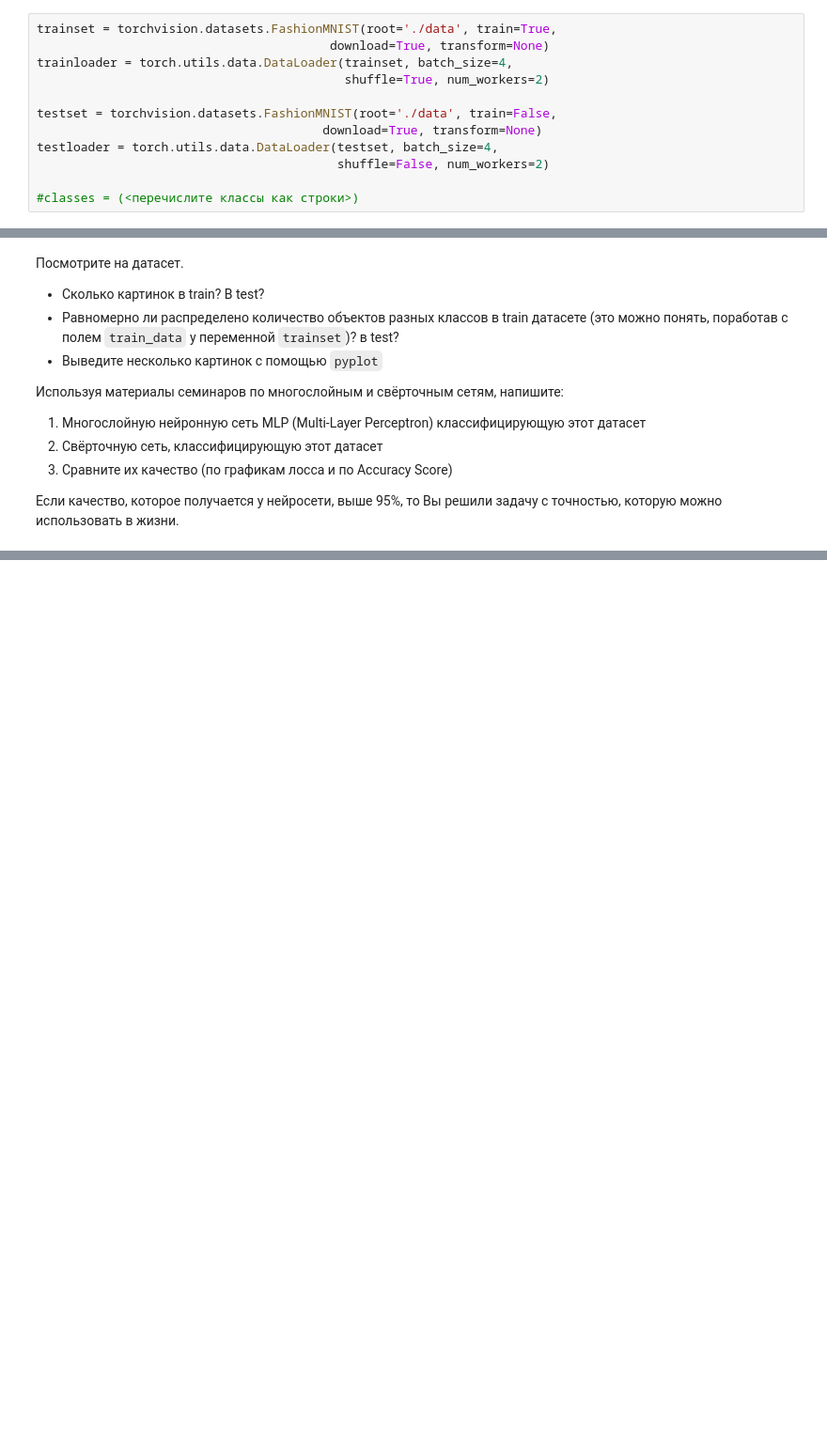
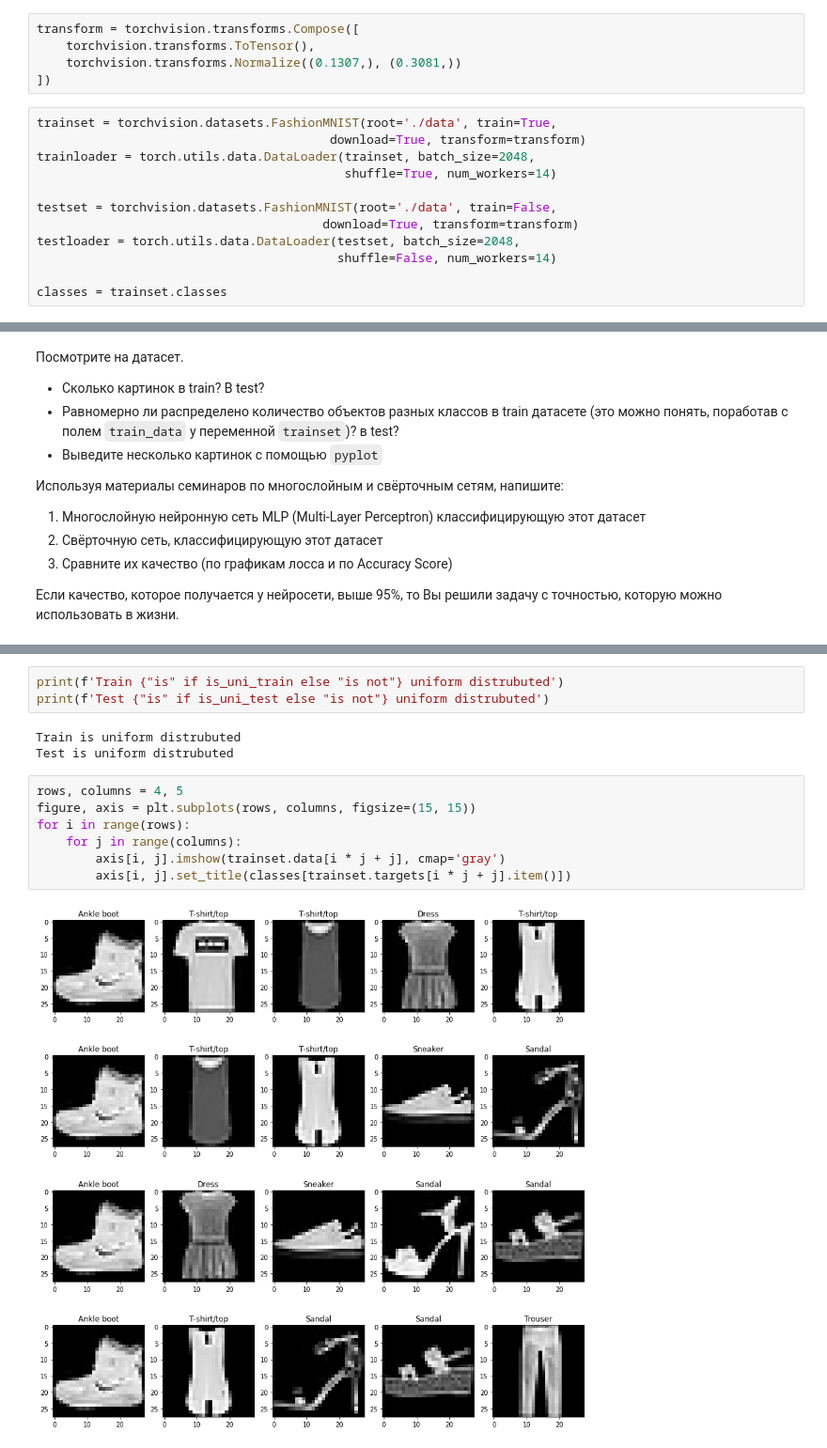
Before and after one commit to MGSDS/Itmo-ML, a Jupyter notebook: Lab 7/test 7.2 fashionmnist.ipynb, the cells around one changed output, grey strips where cells are left out. Shown: that part at 94% size. Cells and saved outputs as stored; diff of their text form; blank space fills up the shorter version.

```diff
--- a/Lab 7/test 7.2 fashionmnist.ipynb
+++ b/Lab 7/test 7.2 fashionmnist.ipynb
@@ -16,15 +14,20 @@ import torch
 import torchvision
 # %% [markdown]
 Скачаем обучающую и контрольную выборки.
+# %%
+transform = torchvision.transforms.Compose([
+    torchvision.transforms.ToTensor(),
+    torchvision.transforms.Normalize((0.1307,), (0.3081,))
+])
 # %%
 trainset = torchvision.datasets.FashionMNIST(root='./data', train=True,
-                                        download=True, transform=None)
-trainloader = torch.utils.data.DataLoader(trainset, batch_size=4,
-                                          shuffle=True, num_workers=2)
+                                        download=True, transform=transform)
+trainloader = torch.utils.data.DataLoader(trainset, batch_size=2048,
+                                          shuffle=True, num_workers=14)
 
 testset = torchvision.datasets.FashionMNIST(root='./data', train=False,
-                                       download=True, transform=None)
-testloader = torch.utils.data.DataLoader(testset, batch_size=4,
-                                         shuffle=False, num_workers=2)
+                                       download=True, transform=transform)
+testloader = torch.utils.data.DataLoader(testset, batch_size=2048,
+                                         shuffle=False, num_workers=14)
 
-#classes = (<перечислите классы как строки>)
+classes = trainset.classes
@@ -73,0 +74,15 @@ Done!
+# %%
+print(f'Train {"is" if is_uni_train else "is not"} uniform distrubuted')
+print(f'Test {"is" if is_uni_test else "is not"} uniform distrubuted')
+# %% [output]
+Train is uniform distrubuted
+Test is uniform distrubuted
+# %%
+rows, columns = 4, 5
+figure, axis = plt.subplots(rows, columns, figsize=(15, 15))
+for i in range(rows):
+    for j in range(columns):
+        axis[i, j].imshow(trainset.data[i * j + j], cmap='gray')
+        axis[i, j].set_title(classes[trainset.targets[i * j + j].item()])
+# %% [output]
+[figure, added]
```
Also changed, not shown: parts of 29 cells of this notebook.
